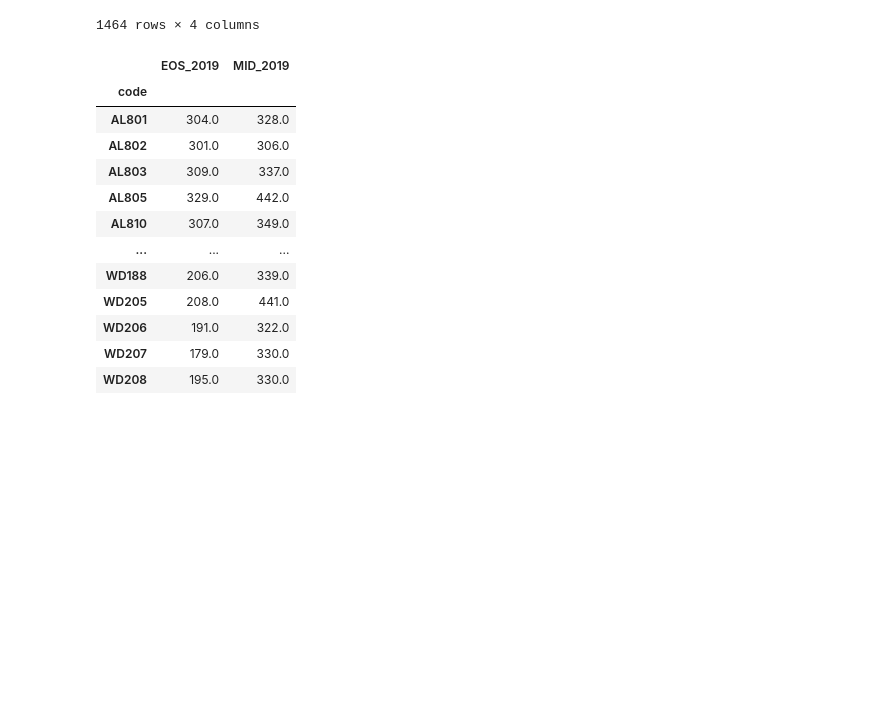
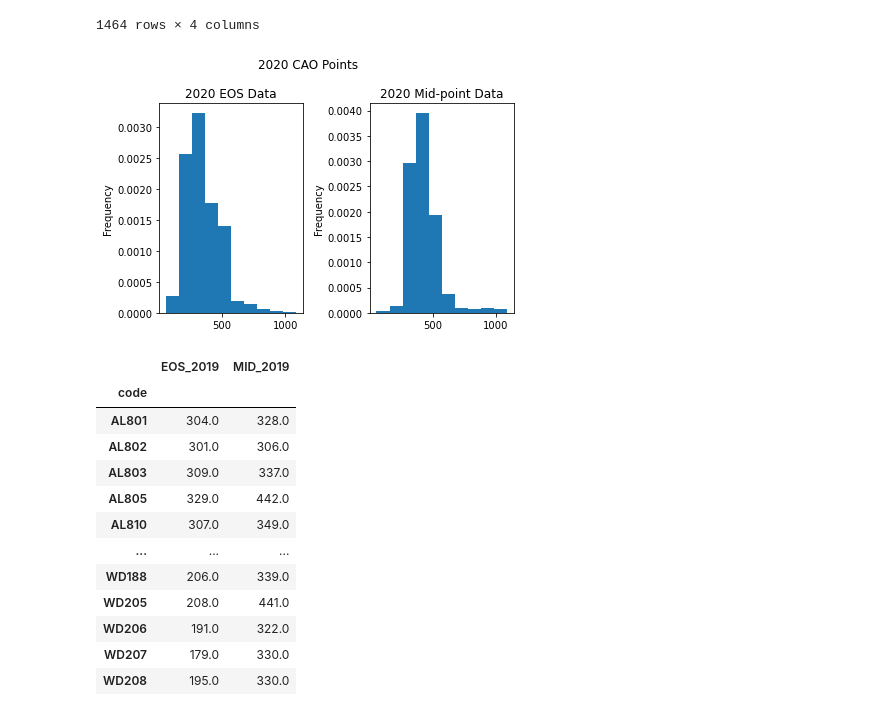
Before and after one commit to fionnmccarthy/Fundamentals-of-Data-Analysis, a Jupyter notebook: cao.ipynb, the cells around one changed output. Saved outputs shown, nothing was run; the diff lists cells and outputs as text; code cells hidden in the pictures; blank space fills up the shorter version.

```diff
--- a/cao.ipynb
+++ b/cao.ipynb
@@ -1094,6 +1014,10 @@ df2020_data
 | WD212 | 270.0 | NaN | 270.0 | 349.0 |
 | WD230 | 253.0 | NaN | 253.0 | 369.0 |
 1464 rows × 4 columns
+# %%
+hist_points(df2020_data['EOS_2020'], "2020 EOS Data", df2020_data['MID_2020'], "2020 Mid-point Data", "2020 CAO Points")
+# %% [output]
+[figure, added]
 # %%
 df2019_data = df2019[['Course Code', 'EOS', 'Mid']]
 df2019_data.columns = ['code', 'EOS_2019', 'MID_2019']
```
Also changed, not shown: parts of 65 cells of this notebook, 32 other files.
